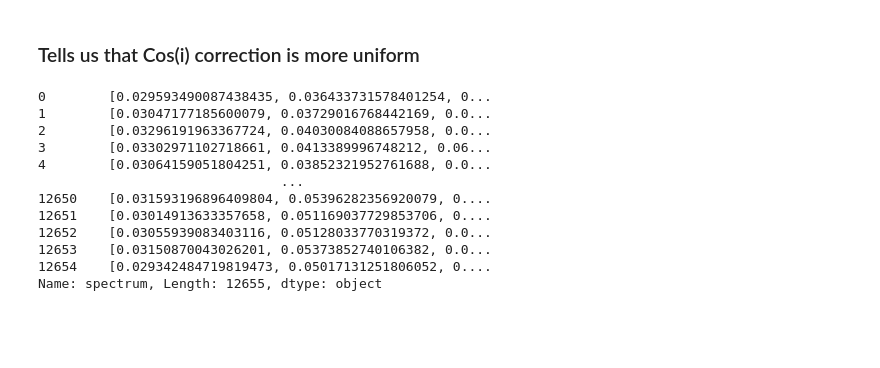
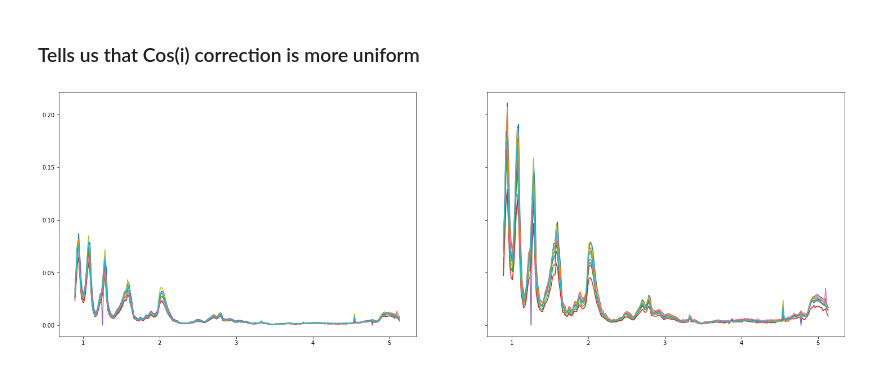
Before and after one commit to lucaslibshutz/spectralResearch, a Jupyter notebook: corrections_3.ipynb, the cells around one changed output. Cells and saved outputs as stored; diff of their text form; code cells hidden in the pictures; blank space fills up the shorter version.

```diff
--- a/corrections_3.ipynb
+++ b/corrections_3.ipynb
@@ -212,52 +212,43 @@ date_interp = interp1d(date_vector,shift_vals)
 # %%
 all_shifts = date_interp(list(airmass_data['starttime'])) # shifts are the same across both dataframes
 all_shifts = all_shifts/1000 # converts units properly
-# %%
-type(airmass_data['spectrum']
-# %% [output]
-0        [0.029593490087438435, 0.036433731578401254, 0...
-1        [0.03047177185600079, 0.03729016768442169, 0.0...
-2        [0.03296191963367724, 0.04030084088657958, 0.0...
-3        [0.03302971102718661, 0.0413389996748212, 0.06...
-4        [0.03064159051804251, 0.03852321952761688, 0.0...
-                               ...
-12650    [0.031593196896409804, 0.05396282356920079, 0....
-12651    [0.03014913633357658, 0.051169037729853706, 0....
-12652    [0.03055939083403116, 0.05128033770319372, 0.0...
-12653    [0.03150870043026201, 0.05373852740106382, 0.0...
-12654    [0.029342484719819473, 0.05017131251806052, 0....
-Name: spectrum, Length: 12655, dtype: object
 # %%
-%%capture --no-display
+upsampled_air = []
+upsampled_inc = []
 
 for i in range(len(airmass_data['spectrum'])):
     f1 = interp1d(vims_2004+all_shifts[i],airmass_data['spectrum'][i],kind='linear',fill_value='extrapolate')
     xnew = np.linspace(vims_2004[0]+all_shifts[i],vims_2004[255]+all_shifts[i],num=25600,endpoint=True)
-    airmass_data['spectrum'][i] = f1(xnew)
+    upsampled_air.append(f1(xnew))
 
 for i in range(len(i_data['spectrum'])):
     f1 = interp1d(vims_2004+all_shifts[i],i_data['spectrum'][i],kind='linear',fill_value='extrapolate')
     xnew = np.linspace(vims_2004[0]+all_shifts[i],vims_2004[255]+all_shifts[i],num=25600,endpoint=True)
-    i_data['spectrum'][i] = f1(xnew)
+    upsampled_inc.append(f1(xnew))
+
+upsampled_air = np.asarray(upsampled_air)
+upsampled_inc = np.asarray(upsampled_inc)
 # %%
-air_list = []
-inc_list = []
+air_avg = []
+inc_avg = []
 for year in range(2004,2018):
     start_date = Time(str(year)+'-01-01T00:00:00.00',format='isot').jd
     end_date = Time(str(year+1)+'-01-01T00:00:00.00',format='isot').jd
     ind = np.where((airmass_data['starttime'] >= start_date) & (airmass_data['starttime'] <= end_date))[0]
     if len(ind) != 0:
-        a1 = np.average(airmass_data['spectrum'][ind])
-        a2 = np.average(i_data['spectrum'][ind])
-        air_list.append(a1)
-        inc_list.append(a2)
+        a1 = np.average(upsampled_air[ind],axis=0)
+        a2 = np.average(upsampled_inc[ind],axis=0)
+        air_avg.append(a1)
+        inc_avg.append(a2)
 # %%
 %matplotlib inline
 fig,axs = plt.subplots(1,2,figsize=(25,8),facecolor='white',sharex=True,sharey=True)
-for i in range(len(air_list)):
-    axs[0].plot(xnew,air_list[i])
-for i in range(len(inc_list)):
-    axs[1].plot(xnew,inc_list[i])
+for i in range(len(air_avg)):
+    axs[0].plot(xnew,air_avg[i])
+for i in range(len(inc_avg)):
+    axs[1].plot(xnew,inc_avg[i])
+# %% [output]
+[figure, added]
 # %%
 %matplotlib inline
 plt.figure(facecolor='white',figsize=(12,8))
```
Also changed, not shown: parts of 2 cells of this notebook, 1 other file.
